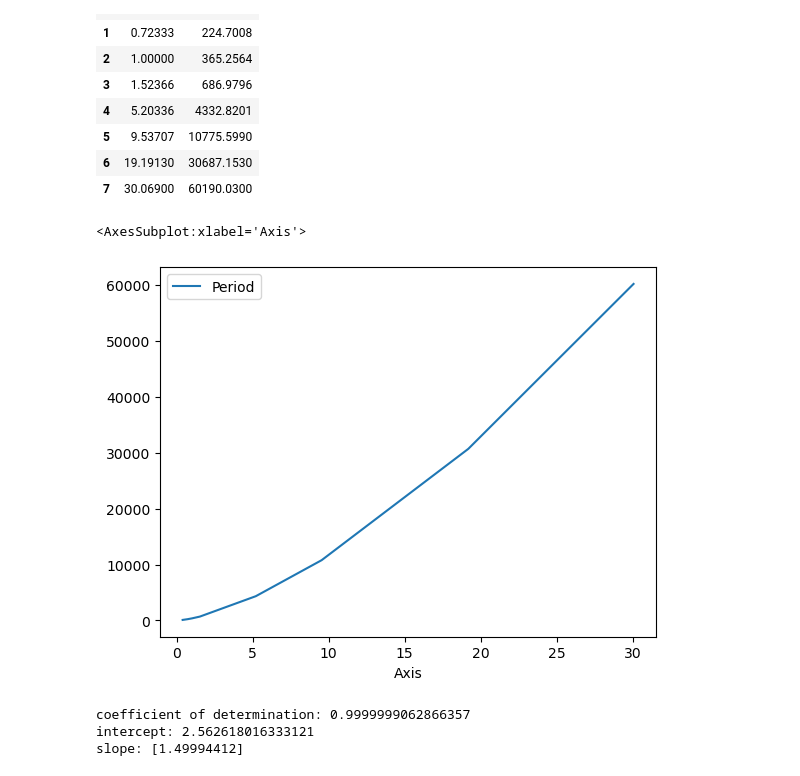
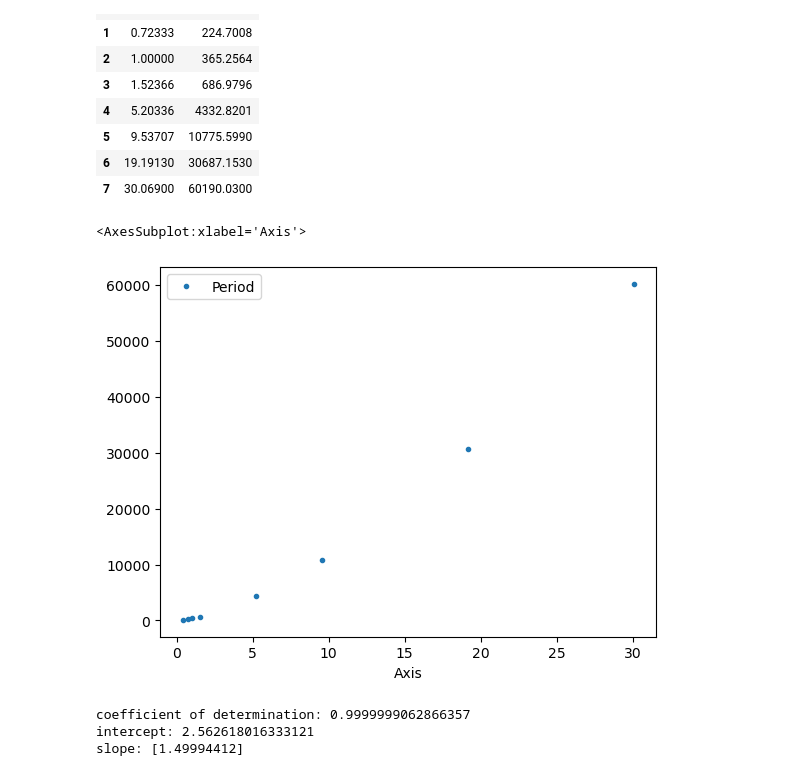
Before and after one commit to exterm/uvm-pocs, a Jupyter notebook: assignment-02-6.ipynb, the cells around one changed output. Saved outputs shown, nothing was run; the diff lists cells and outputs as text; code cells hidden in the pictures.

```diff
--- a/assignment-02-6.ipynb
+++ b/assignment-02-6.ipynb
@@ -18,9 +18,9 @@ frame
 | 6 | 19.19130 | 30687.1530 |
 | 7 | 30.06900 | 60190.0300 |
 # %%
-frame.plot(y='Period', x='Axis')
+frame.plot(y='Period', x='Axis', style='.')
 # %% [output]
 <AxesSubplot:xlabel='Axis'>
-[figure, old version]
+[figure, new version]
 # %%
 import math
```
Also changed, not shown: parts of 2 cells of this notebook, 1 other file.
